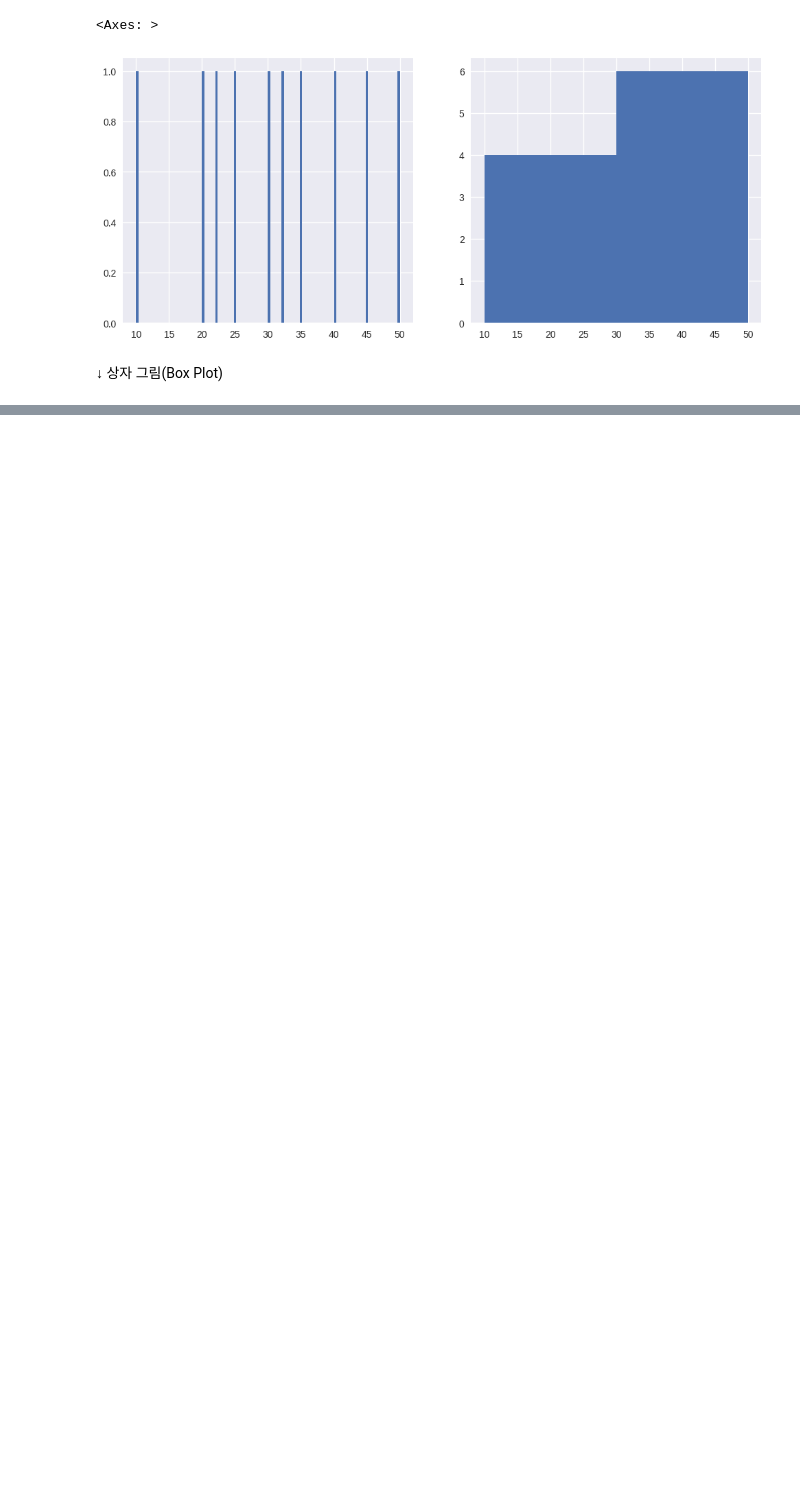
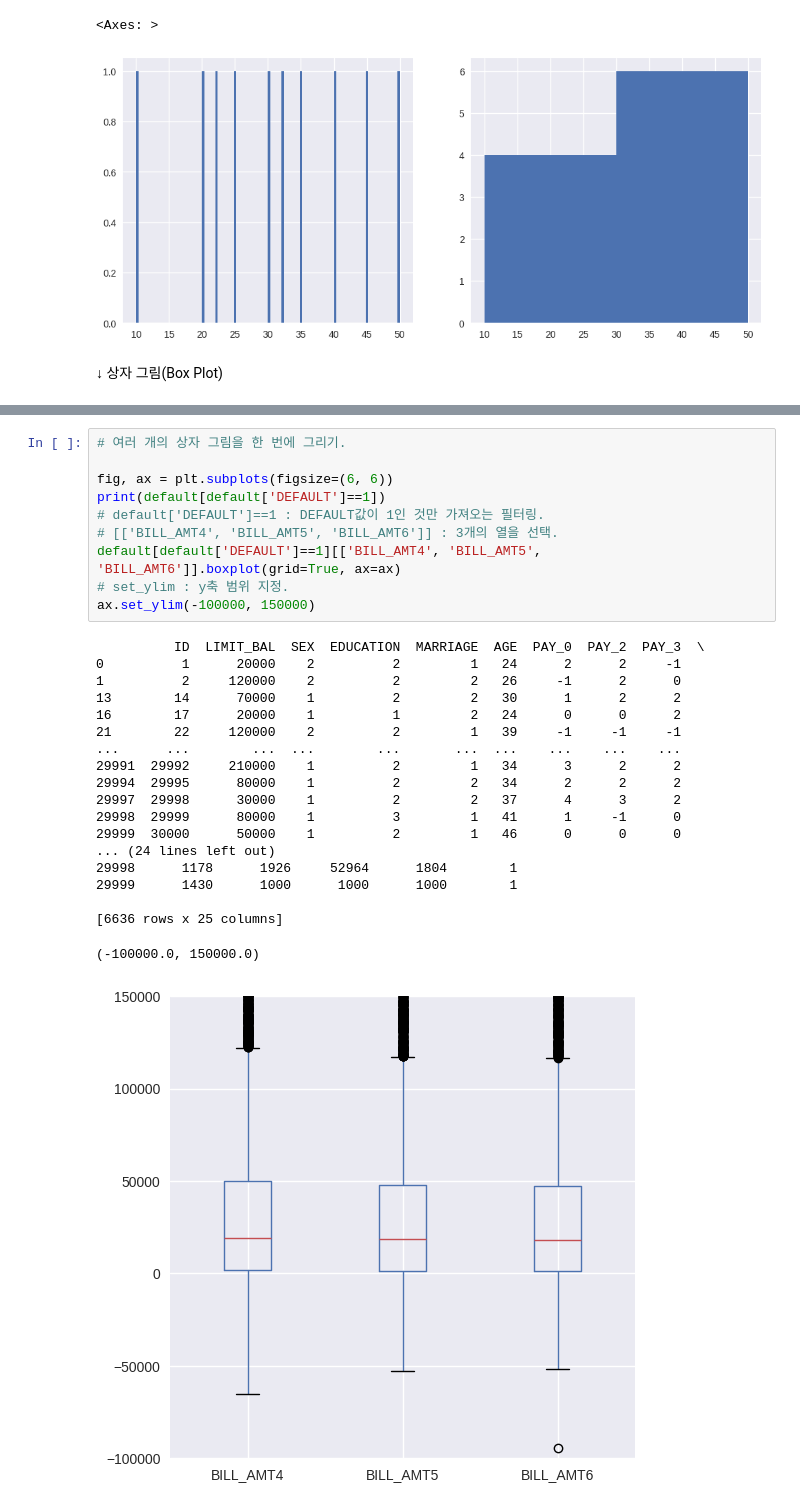
Before and after one commit to hajju0617/Data-Analysis-Study, a Jupyter notebook: visualize_dataset.ipynb, the cells around one changed output, grey strips where cells are left out. Drawn from its saved outputs; the diff is of its cells as text; blank space fills up the shorter version.

```diff
--- a/visualize_dataset.ipynb
+++ b/visualize_dataset.ipynb
@@ -162,0 +211,30 @@ data.hist(bins=2, ax=ax[1])
+# %%
+# 여러 개의 상자 그림을 한 번에 그리기.
+
+fig, ax = plt.subplots(figsize=(6, 6))
+print(default[default['DEFAULT']==1])
+# default['DEFAULT']==1 : DEFAULT값이 1인 것만 가져오는 필터링.
+# [['BILL_AMT4', 'BILL_AMT5', 'BILL_AMT6']] : 3개의 열을 선택.
+default[default['DEFAULT']==1][['BILL_AMT4', 'BILL_AMT5', 'BILL_AMT6']].boxplot(grid=True, ax=ax)
+# set_ylim : y축 범위 지정.
+ax.set_ylim(-100000, 150000)
+# %% [output]
+          ID  LIMIT_BAL  SEX  EDUCATION  MARRIAGE  AGE  PAY_0  PAY_2  PAY_3  \
+0          1      20000    2          2         1   24      2      2     -1
+1          2     120000    2          2         2   26     -1      2      0
+13        14      70000    1          2         2   30      1      2      2
+16        17      20000    1          1         2   24      0      0      2
+21        22     120000    2          2         1   39     -1     -1     -1
+...      ...        ...  ...        ...       ...  ...    ...    ...    ...
+29991  29992     210000    1          2         1   34      3      2      2
+29994  29995      80000    1          2         2   34      2      2      2
+29997  29998      30000    1          2         2   37      4      3      2
+29998  29999      80000    1          3         1   41      1     -1      0
+29999  30000      50000    1          2         1   46      0      0      0
+... (24 lines left out)
+29998      1178      1926     52964      1804        1
+29999      1430      1000      1000      1000        1
+
+[6636 rows x 25 columns]
+(-100000.0, 150000.0)
+[figure, added]
```
Also changed, not shown: parts of 17 cells of this notebook.
